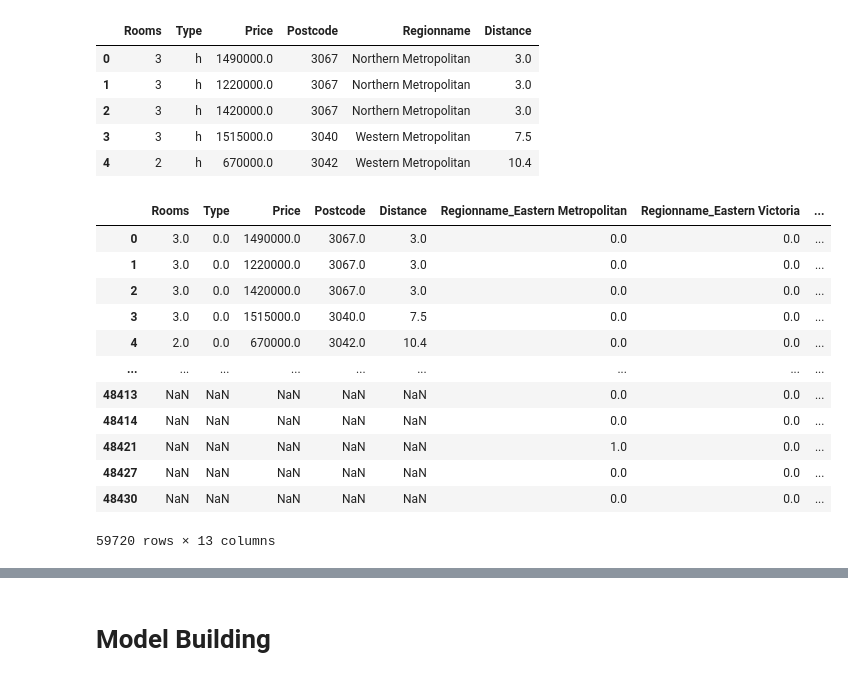
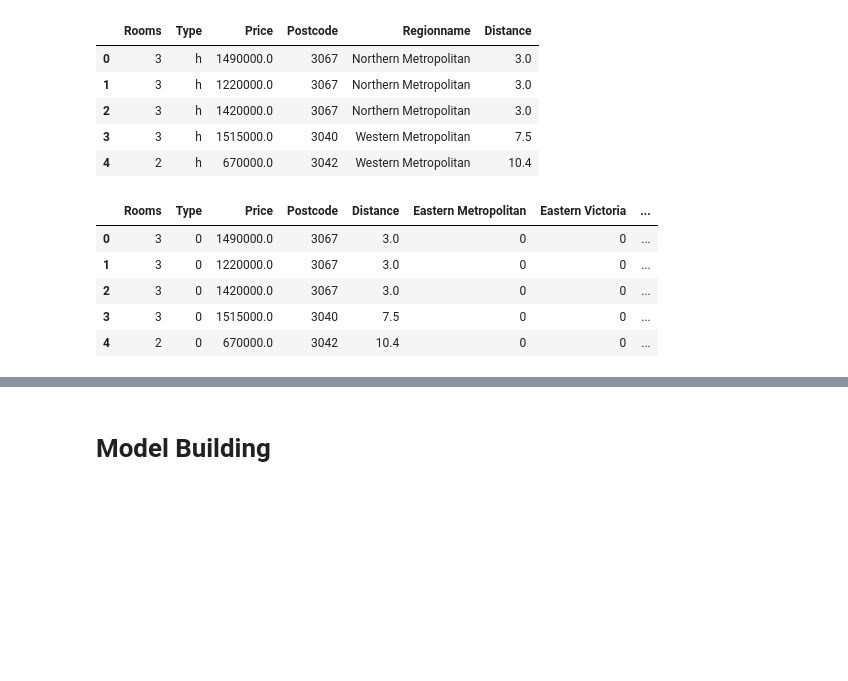
Before and after one commit to Subash0812/House_price_prediction-, a Jupyter notebook: house_price_pred.ipynb, the cells around one changed output, grey strips where cells are left out. Saved outputs shown, nothing was run; the diff lists cells and outputs as text; code cells hidden in the pictures; blank space fills up the shorter version.

```diff
--- a/house_price_pred.ipynb
+++ b/house_price_pred.ipynb
@@ -230,31 +233,20 @@ house_df.head()
 le = LabelEncoder()
 house_df['Type'] = le.fit_transform(house_df['Type'].values)
 # %%
-#Using One Hot Encoding to transform the Region Name Variable
-encoder = OneHotEncoder(sparse=False)
-region_encoded = encoder.fit_transform(house_df[['Regionname']])
-#creating a dataframe for the encoded features
-region_encoded
-region_encoded_df = pd.DataFrame(region_encoded, columns=encoder.get_feature_names_out(['Regionname']))
+# Create dummy variables for categorical variables
+dummies = pd.get_dummies(house_df['Regionname'])
 # %%
-# Concatinating the encoded region with the dataframe
-house_df = pd.concat([house_df, region_encoded_df], axis=1)
+# Concatinating the dummy variables with the dataframe
+house_df = pd.concat([house_df, dummies], axis=1)
 
-#Dropping the original Region name column
+# Dropping the original Region name column
 house_df.drop('Regionname', axis = 1, inplace=True)
 # %%
-house_df
+house_df.head()
 # %% [output]
-|  | Rooms | Type | Price | Postcode | Distance | Regionname_Eastern Metropolitan | Regionname_Eastern Victoria | ... |
-| 0 | 3.0 | 0.0 | 1490000.0 | 3067.0 | 3.0 | 0.0 | 0.0 | ... |
-| 1 | 3.0 | 0.0 | 1220000.0 | 3067.0 | 3.0 | 0.0 | 0.0 | ... |
-| 2 | 3.0 | 0.0 | 1420000.0 | 3067.0 | 3.0 | 0.0 | 0.0 | ... |
-| 3 | 3.0 | 0.0 | 1515000.0 | 3040.0 | 7.5 | 0.0 | 0.0 | ... |
-| 4 | 2.0 | 0.0 | 670000.0 | 3042.0 | 10.4 | 0.0 | 0.0 | ... |
-| ... | ... | ... | ... | ... | ... | ... | ... | ... |
-| 48413 | NaN | NaN | NaN | NaN | NaN | 0.0 | 0.0 | ... |
-| 48414 | NaN | NaN | NaN | NaN | NaN | 0.0 | 0.0 | ... |
-| 48421 | NaN | NaN | NaN | NaN | NaN | 1.0 | 0.0 | ... |
-| 48427 | NaN | NaN | NaN | NaN | NaN | 0.0 | 0.0 | ... |
-| 48430 | NaN | NaN | NaN | NaN | NaN | 0.0 | 0.0 | ... |
+|  | Rooms | Type | Price | Postcode | Distance | Eastern Metropolitan | Eastern Victoria | ... |
+| 0 | 3 | 0 | 1490000.0 | 3067 | 3.0 | 0 | 0 | ... |
+| 1 | 3 | 0 | 1220000.0 | 3067 | 3.0 | 0 | 0 | ... |
+| 2 | 3 | 0 | 1420000.0 | 3067 | 3.0 | 0 | 0 | ... |
+| 3 | 3 | 0 | 1515000.0 | 3040 | 7.5 | 0 | 0 | ... |
+| 4 | 2 | 0 | 670000.0 | 3042 | 10.4 | 0 | 0 | ... |
-59720 rows × 13 columns
```
Also changed, not shown: parts of 22 cells of this notebook.
